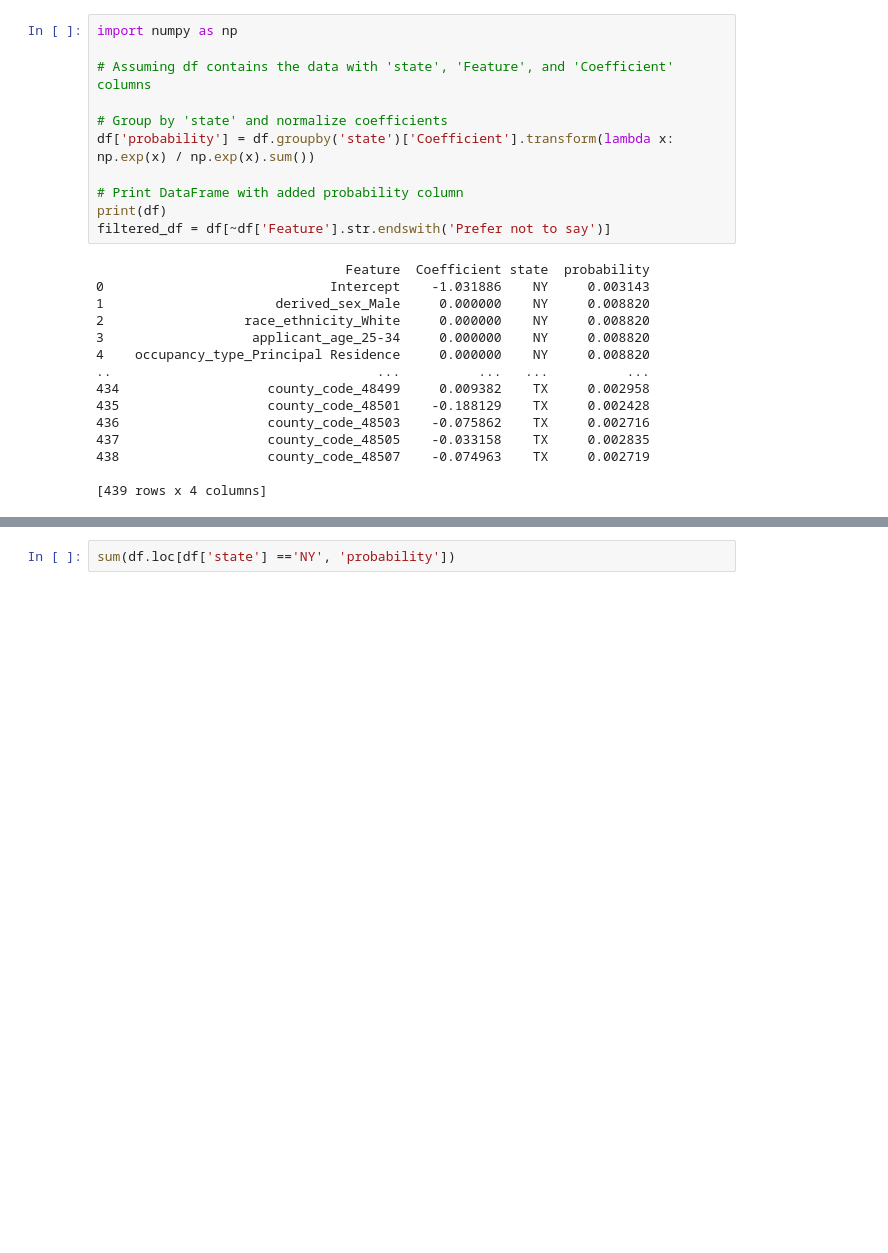
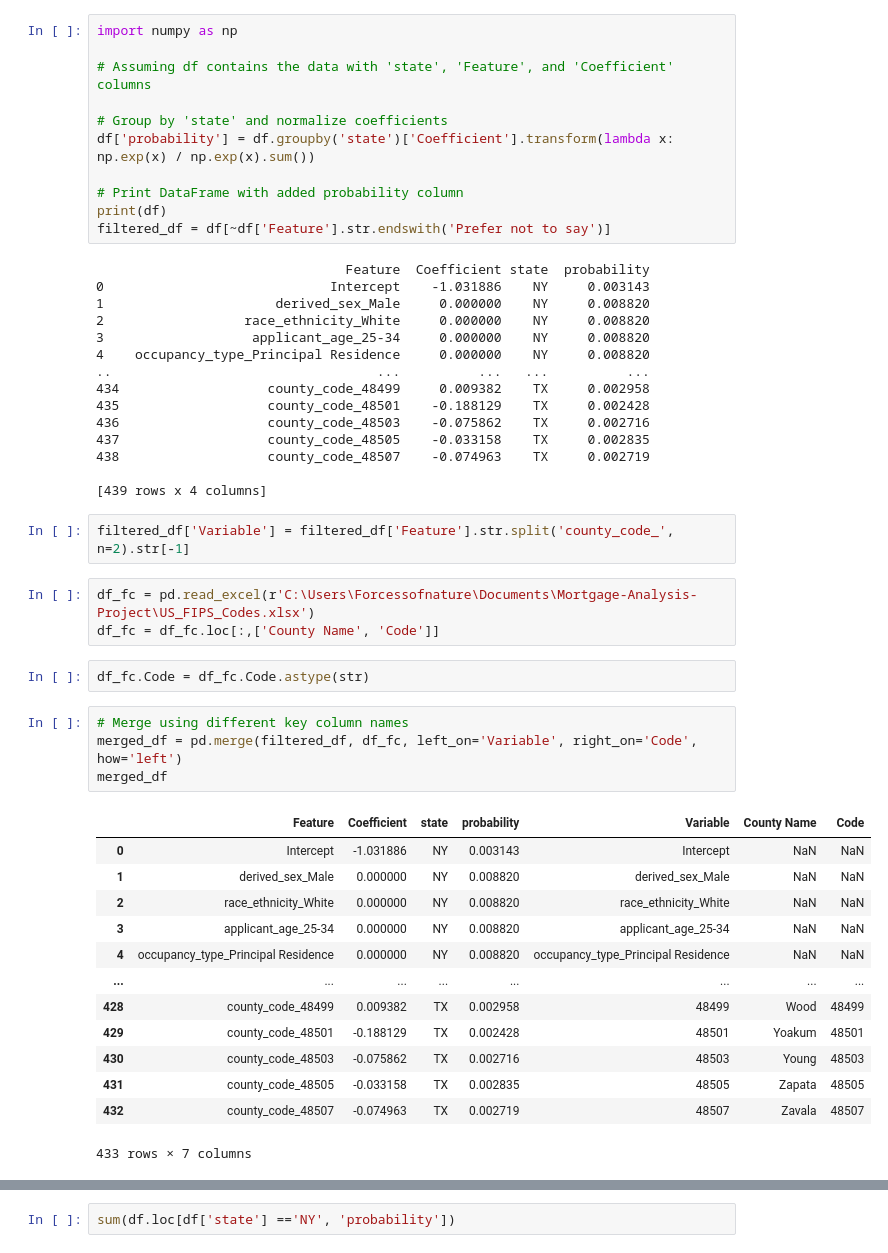
Before and after one commit to CoralLemons/Mortgage-Analysis-Project, a Jupyter notebook: Code/08_HMDA_ModelingCont.ipynb, the cells around one changed output, grey strips where cells are left out. Drawn from its saved outputs; the diff is of its cells as text; blank space fills up the shorter version.

```diff
--- a/Code/08_HMDA_ModelingCont.ipynb
+++ b/Code/08_HMDA_ModelingCont.ipynb
@@ -42,3 +42,28 @@ filtered_df = df[~df['Feature'].str.endswith('Prefer not to say')]
 438                   county_code_48507    -0.074963    TX     0.002719
 
 [439 rows x 4 columns]
+# %%
+filtered_df['Variable'] = filtered_df['Feature'].str.split('county_code_', n=2).str[-1]
+# %%
+df_fc = pd.read_excel(r'C:\Users\Forcessofnature\Documents\Mortgage-Analysis-Project\US_FIPS_Codes.xlsx')
+df_fc = df_fc.loc[:,['County Name', 'Code']]
+# %%
+df_fc.Code = df_fc.Code.astype(str)
+# %%
+# Merge using different key column names
+merged_df = pd.merge(filtered_df, df_fc, left_on='Variable', right_on='Code', how='left')
+merged_df
+# %% [output]
+|  | Feature | Coefficient | state | probability | Variable | County Name | Code |
+| 0 | Intercept | -1.031886 | NY | 0.003143 | Intercept | NaN | NaN |
+| 1 | derived_sex_Male | 0.000000 | NY | 0.008820 | derived_sex_Male | NaN | NaN |
+| 2 | race_ethnicity_White | 0.000000 | NY | 0.008820 | race_ethnicity_White | NaN | NaN |
+| 3 | applicant_age_25-34 | 0.000000 | NY | 0.008820 | applicant_age_25-34 | NaN | NaN |
+| 4 | occupancy_type_Principal Residence | 0.000000 | NY | 0.008820 | occupancy_type_Principal Residence | NaN | NaN |
+| ... | ... | ... | ... | ... | ... | ... | ... |
+| 428 | county_code_48499 | 0.009382 | TX | 0.002958 | 48499 | Wood | 48499 |
+| 429 | county_code_48501 | -0.188129 | TX | 0.002428 | 48501 | Yoakum | 48501 |
+| 430 | county_code_48503 | -0.075862 | TX | 0.002716 | 48503 | Young | 48503 |
+| 431 | county_code_48505 | -0.033158 | TX | 0.002835 | 48505 | Zapata | 48505 |
+| 432 | county_code_48507 | -0.074963 | TX | 0.002719 | 48507 | Zavala | 48507 |
+433 rows × 7 columns
```
Also changed, not shown: parts of 2 cells of this notebook, 1 other file.
